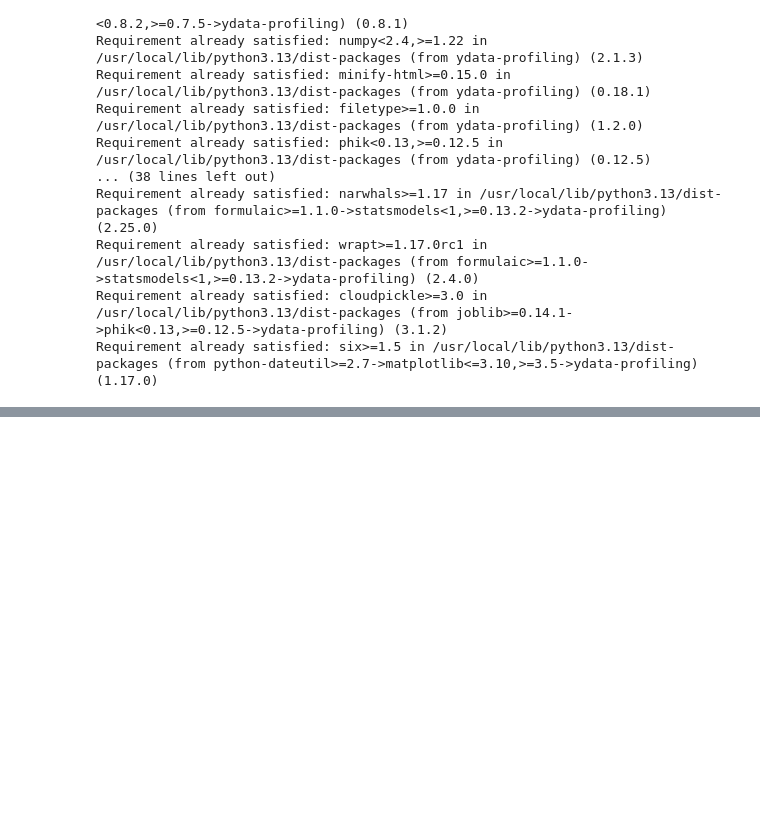
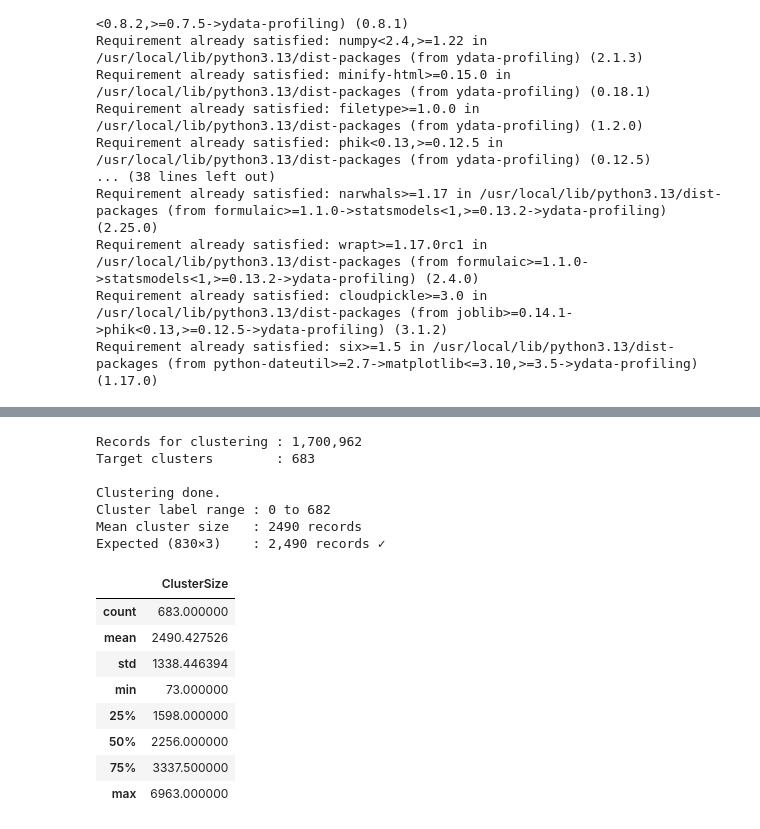
Before and after one commit to lipikamallikarjuna/MissingRfidDetection-ANSC6060, a Jupyter notebook: DataAnlysis&Modeling.ipynb, the cells around one changed output, grey strips where cells are left out. Saved outputs shown, nothing was run; the diff lists cells and outputs as text; code cells hidden in the pictures; blank space fills up the shorter version.

```diff
--- a/DataAnlysis&Modeling.ipynb
+++ b/DataAnlysis&Modeling.ipynb
@@ -1721,0 +588,55 @@ KeyboardInterrupt:
+# %%
+# Phase 2: MiniBatchKMeans Clustering
+NClusters = 683
+
+ClusterFeatures = [
+    "TotalMilkYieldSessionKg",
+    "MilkingDurationSeconds",
+    "AverageMilkFlowKgPerMin",
+    "MilkFlow30To60SecondsKgPerMin",
+    "MilkYieldFirst2MinutesKg"
+]
+
+# Prepare — drop the 41 rows missing AverageMilkFlowKgPerMin
+DfMissingModel   = DfMissing[ClusterFeatures].dropna().copy()
+ScalerCluster    = StandardScaler()
+XMissingScaled   = ScalerCluster.fit_transform(DfMissingModel.values)
+
+print(f"Records for clustering : {len(DfMissingModel):,}")
+print(f"Target clusters        : {NClusters}")
+
+Kmeans = MiniBatchKMeans(
+    n_clusters=NClusters,
+    random_state=42,
+    batch_size=10_000,
+    n_init=10,
+    max_iter=300,
+    verbose=0          # changed to 0 — removes step-by-step noise from output
+)
+Kmeans.fit(XMissingScaled)
+
+DfMissingModel["Cluster"] = Kmeans.labels_
+DfMissing.loc[DfMissingModel.index, "Cluster"] = Kmeans.labels_
+
+print(f"\nClustering done.")
+print(f"Cluster label range : {Kmeans.labels_.min()} to {Kmeans.labels_.max()}")
+print(f"Mean cluster size   : {len(DfMissingModel) / NClusters:.0f} records")
+print(f"Expected (830×3)    : 2,490 records ✓")
+display(pd.Series(Kmeans.labels_).value_counts().describe().to_frame("ClusterSize"))
+# %% [output]
+Records for clustering : 1,700,962
+Target clusters        : 683
+
+Clustering done.
+Cluster label range : 0 to 682
+Mean cluster size   : 2490 records
+Expected (830×3)    : 2,490 records ✓
+|  | ClusterSize |
+| count | 683.000000 |
+| mean | 2490.427526 |
+| std | 1338.446394 |
+| min | 73.000000 |
+| 25% | 1598.000000 |
+| 50% | 2256.000000 |
+| 75% | 3337.500000 |
+| max | 6963.000000 |
```
Also changed, not shown: parts of 77 cells of this notebook.
